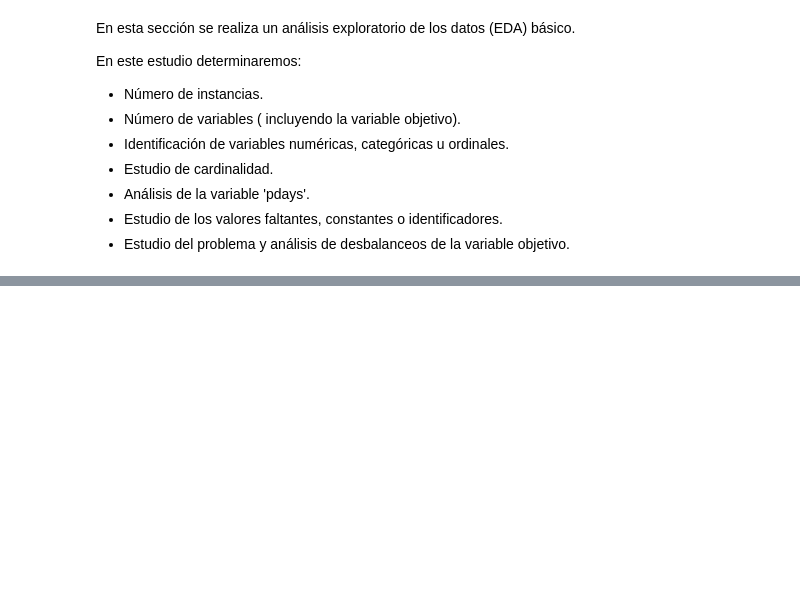
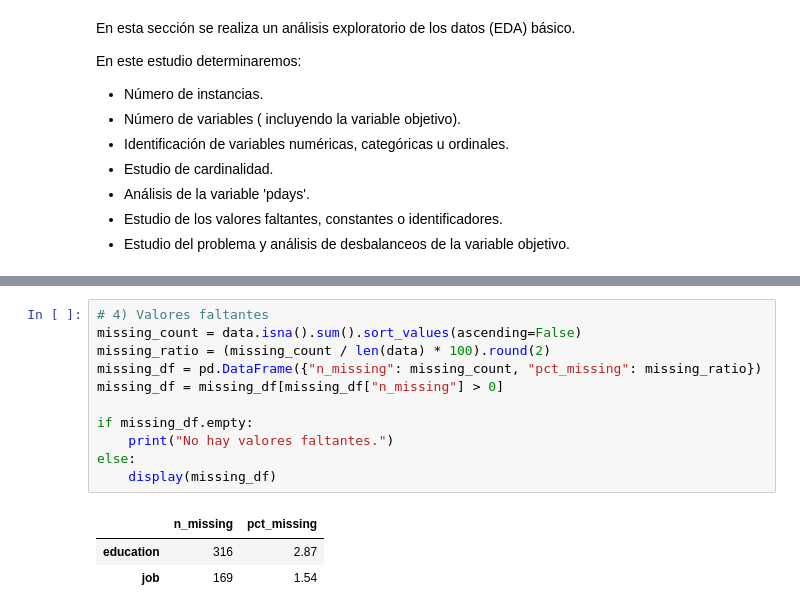
Before and after one commit to 100522401/P1_AA_100522396_100522401, a Jupyter notebook: notebooks/Cuaderno.ipynb, the cells around one changed output, grey strips where cells are left out. Saved outputs shown, nothing was run; the diff lists cells and outputs as text; blank space fills up the shorter version.

```diff
--- a/notebooks/Cuaderno.ipynb
+++ b/notebooks/Cuaderno.ipynb
@@ -75,0 +146,15 @@ En este estudio determinaremos:
+# %%
+# 4) Valores faltantes
+missing_count = data.isna().sum().sort_values(ascending=False)
+missing_ratio = (missing_count / len(data) * 100).round(2)
+missing_df = pd.DataFrame({"n_missing": missing_count, "pct_missing": missing_ratio})
+missing_df = missing_df[missing_df["n_missing"] > 0]
+
+if missing_df.empty:
+    print("No hay valores faltantes.")
+else:
+    display(missing_df)
+# %% [output]
+|  | n_missing | pct_missing |
+| education | 316 | 2.87 |
+| job | 169 | 1.54 |
```
Also changed, not shown: parts of 6 cells of this notebook.
